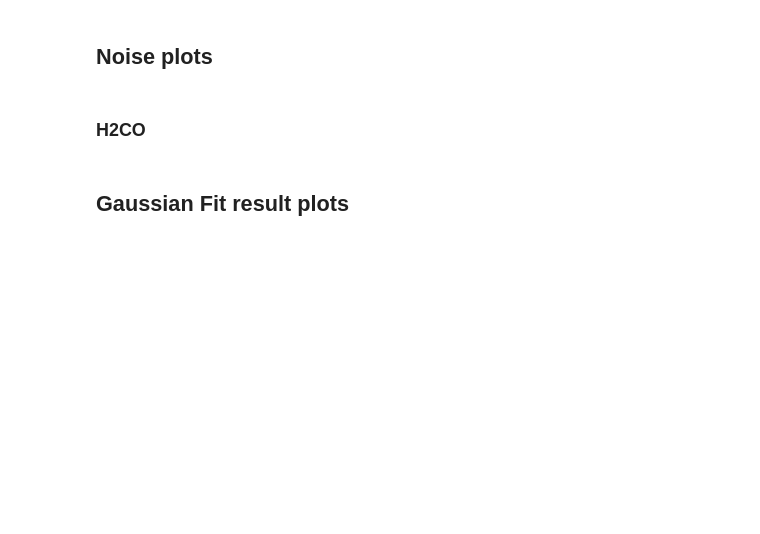
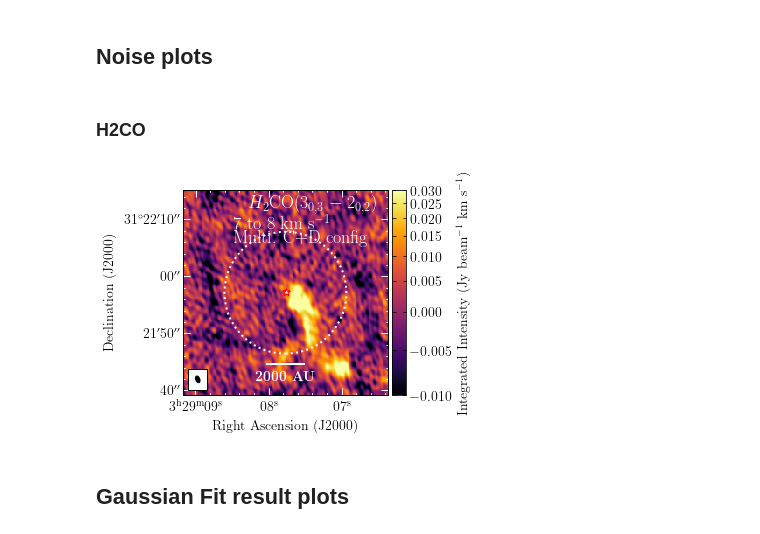
Before and after one commit to tere-valdivia/Per-emb-50_results, a Jupyter notebook: Data_figures.ipynb, the cells around one changed output. Saved outputs shown, nothing was run; the diff lists cells and outputs as text; code cells hidden in the pictures; blank space fills up the shorter version.

```diff
--- a/Data_figures.ipynb
+++ b/Data_figures.ipynb
@@ -221,34 +221,36 @@ regions = folder +'spectra_regs.reg'
 cube = SpectralCube.read(filename+'.fits')
 cube = cube.with_spectral_unit(u.km/u.s)
 headercube = cube.hdu.header
 freq = headercube['RESTFREQ'] * u.Hz
 phasecent = [headercube['ra'], headercube['dec']]
 
 subcube = cube.spectral_slab(velinit*u.km/u.s, velend*u.km/u.s)
 moment = subcube.moment(order=moment).hdu
-rms = calculatenoise(moment0.data)[0]
+rms = calculatenoise(moment.data)[0]
 if contourplot:
     contourfile = SpectralCube.read(contourfile)
     contourfile = contourfile[0,:,:]
     contourfile2 = SpectralCube.read(contourfile2).with_spectral_unit(u.km/u.s)
     contour2 = contourfile2.spectral_slab(velinit*u.km/u.s, velend*u.km/u.s).moment(order=moment).hdu
     rms2 = calculatenoise(contour2.data)[0]
 
 
 fig = plot_aplpy_standard(moment, stretch, vmin, vmax, cmap, vmid=vmid)
 fig.recenter(phasecent[0], phasecent[1], radiusplot)
 fig.colorbar.set_axis_label_text(r'Integrated Intensity (Jy beam$^{-1}$ km s$^{-1}$)')
 fig.show_circles(phasecent[0], phasecent[1], (pb_noema(freq).to(u.deg)*0.5).value, ls=':', color='w', lw=2)
 if contourplot:
     fig.show_contour(contour2, levels=[rms2*3, rms2*5], colors='w')
 if regionplot:
     fig.show_regions(regions)
 fig.add_label(0.95,0.85, title, color='white',
                relative=True, horizontalalignment='right', size=18)
 fig.scalebar.set_label(r'\textbf{2000 AU}')
 
 if saveaction:
     plt.savefig(savefile, bbox_inches='tight', dpi=300)
+# %% [output]
+[figure, added]
 # %% [markdown]
 ## Gaussian Fit result plots
 # %% [markdown]
```
Also changed, not shown: parts of 8 cells of this notebook, 21 other files.
